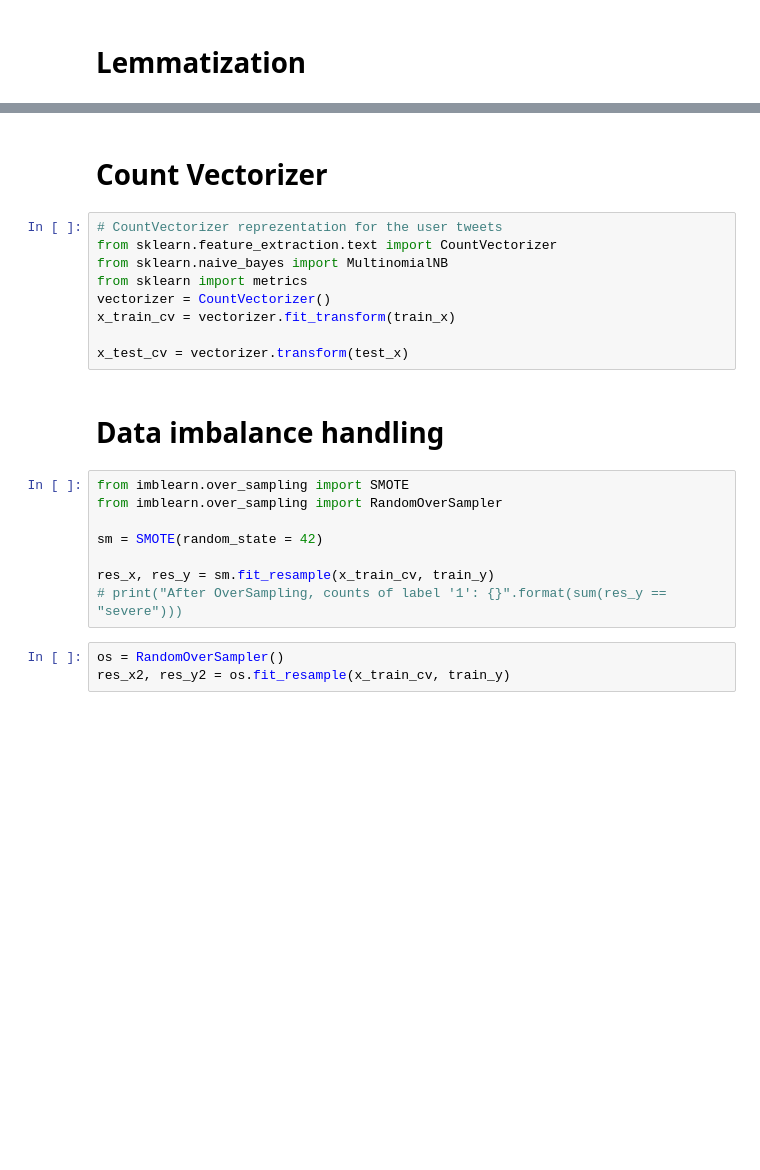
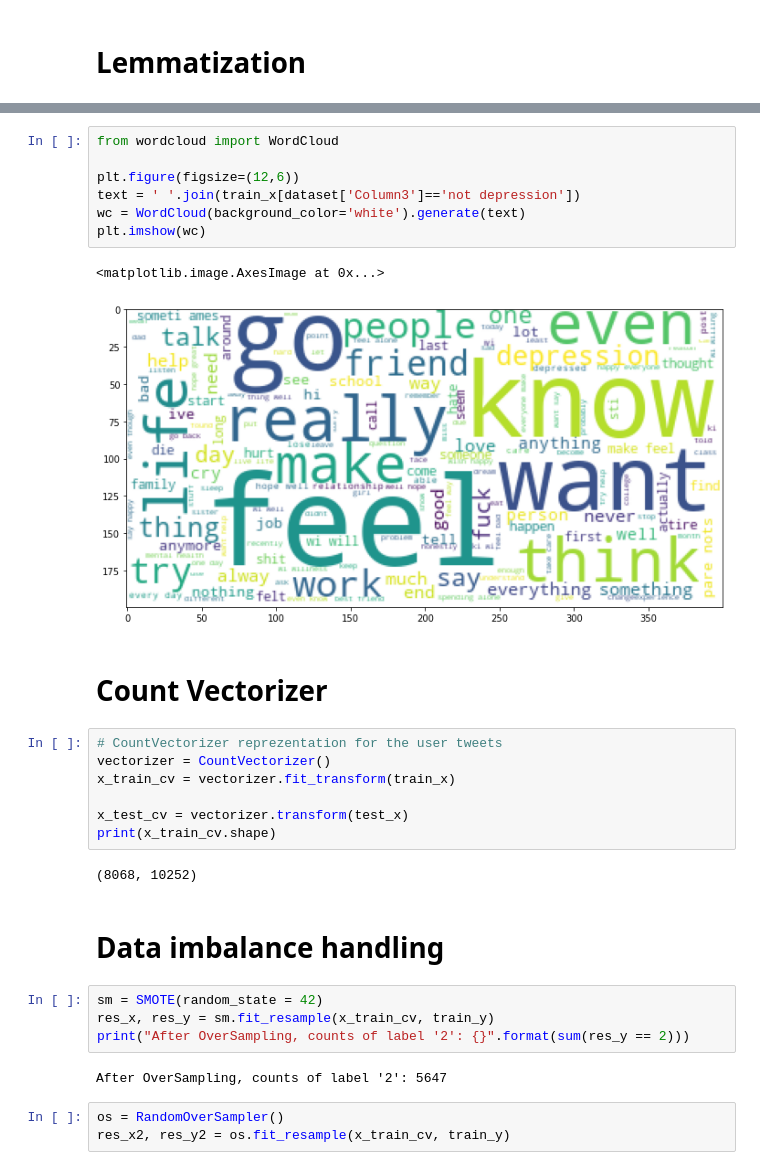
Before and after one commit to sanduerhan/Licenta, a Jupyter notebook: code.ipynb, the cells around one changed output, grey strips where cells are left out. Saved outputs shown, nothing was run; the diff lists cells and outputs as text; blank space fills up the shorter version.

```diff
--- a/code.ipynb
+++ b/code.ipynb
@@ -141,24 +285,32 @@ test_x = test_x.apply(lemm)
+# %%
+from wordcloud import WordCloud
+
+plt.figure(figsize=(12,6))
+text = ' '.join(train_x[dataset['Column3']=='not depression'])
+wc = WordCloud(background_color='white').generate(text)
+plt.imshow(wc)
+# %% [output]
+<matplotlib.image.AxesImage at 0x...>
+[figure, added]
 # %% [markdown]
 # Count Vectorizer
 # %%
 # CountVectorizer reprezentation for the user tweets
-from sklearn.feature_extraction.text import CountVectorizer
-from sklearn.naive_bayes import MultinomialNB
-from sklearn import metrics
 vectorizer = CountVectorizer()
 x_train_cv = vectorizer.fit_transform(train_x)
 
 x_test_cv = vectorizer.transform(test_x)
+print(x_train_cv.shape)
+# %% [output]
+(8068, 10252)
 # %% [markdown]
 # Data imbalance handling
 # %%
-from imblearn.over_sampling import SMOTE
-from imblearn.over_sampling import RandomOverSampler
-
 sm = SMOTE(random_state = 42)
-
 res_x, res_y = sm.fit_resample(x_train_cv, train_y)
-# print("After OverSampling, counts of label '1': {}".format(sum(res_y == "severe")))
+print("After OverSampling, counts of label '2': {}".format(sum(res_y == 2)))
+# %% [output]
+After OverSampling, counts of label '2': 5647
 # %%
 os = RandomOverSampler()
 res_x2, res_y2 = os.fit_resample(x_train_cv, train_y)
```
Also changed, not shown: parts of 35 cells of this notebook.
